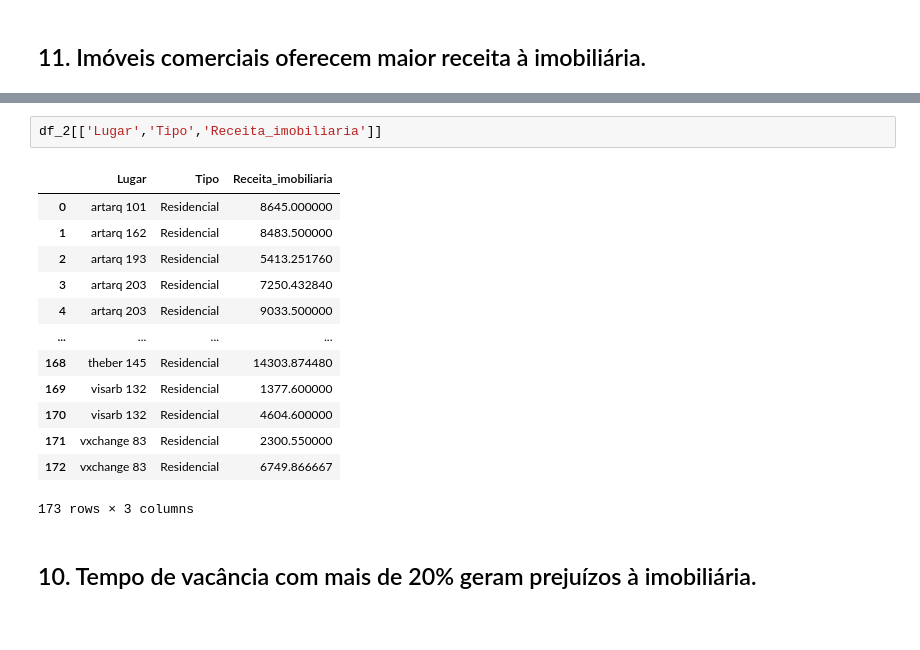
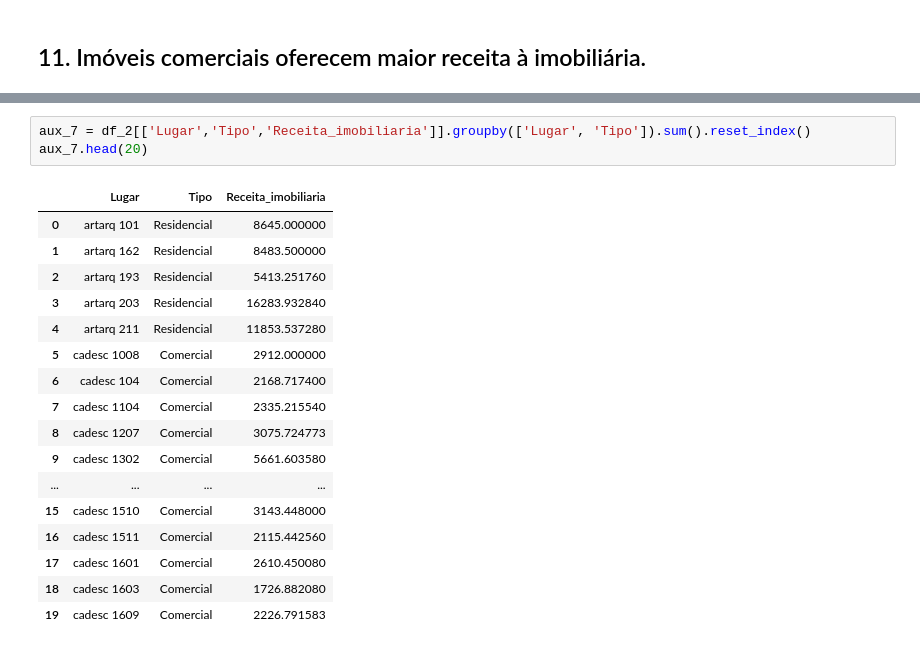
Before and after one commit to PedroSouzaDS/Projeto_Business_Intelligence_Completo-Imobili-ria_New_Offices-, a Jupyter notebook: EDA_New_Offices.ipynb, the cells around one changed output, grey strips where cells are left out. Saved outputs shown, nothing was run; the diff lists cells and outputs as text; blank space fills up the shorter version.

```diff
--- a/EDA_New_Offices.ipynb
+++ b/EDA_New_Offices.ipynb
@@ -495,18 +504,21 @@ sns.barplot(x = tempo_vago,
 # %%
-df_2[['Lugar','Tipo','Receita_imobiliaria']]
+aux_7 = df_2[['Lugar','Tipo','Receita_imobiliaria']].groupby(['Lugar', 'Tipo']).sum().reset_index()
+aux_7.head(20)
 # %% [output]
 |  | Lugar | Tipo | Receita_imobiliaria |
 | 0 | artarq 101 | Residencial | 8645.000000 |
 | 1 | artarq 162 | Residencial | 8483.500000 |
 | 2 | artarq 193 | Residencial | 5413.251760 |
-| 3 | artarq 203 | Residencial | 7250.432840 |
-| 4 | artarq 203 | Residencial | 9033.500000 |
+| 3 | artarq 203 | Residencial | 16283.932840 |
+| 4 | artarq 211 | Residencial | 11853.537280 |
+| 5 | cadesc 1008 | Comercial | 2912.000000 |
+| 6 | cadesc 104 | Comercial | 2168.717400 |
+| 7 | cadesc 1104 | Comercial | 2335.215540 |
+| 8 | cadesc 1207 | Comercial | 3075.724773 |
+| 9 | cadesc 1302 | Comercial | 5661.603580 |
 | ... | ... | ... | ... |
-| 168 | theber 145 | Residencial | 14303.874480 |
-| 169 | visarb 132 | Residencial | 1377.600000 |
-| 170 | visarb 132 | Residencial | 4604.600000 |
-| 171 | vxchange 83 | Residencial | 2300.550000 |
-| 172 | vxchange 83 | Residencial | 6749.866667 |
+| 15 | cadesc 1510 | Comercial | 3143.448000 |
+| 16 | cadesc 1511 | Comercial | 2115.442560 |
+| 17 | cadesc 1601 | Comercial | 2610.450080 |
+| 18 | cadesc 1603 | Comercial | 1726.882080 |
+| 19 | cadesc 1609 | Comercial | 2226.791583 |
-173 rows × 3 columns
-# %% [markdown]
-## 10. Tempo de vacância com mais de 20% geram prejuízos à imobiliária.
```
Also changed, not shown: parts of 29 cells of this notebook.
